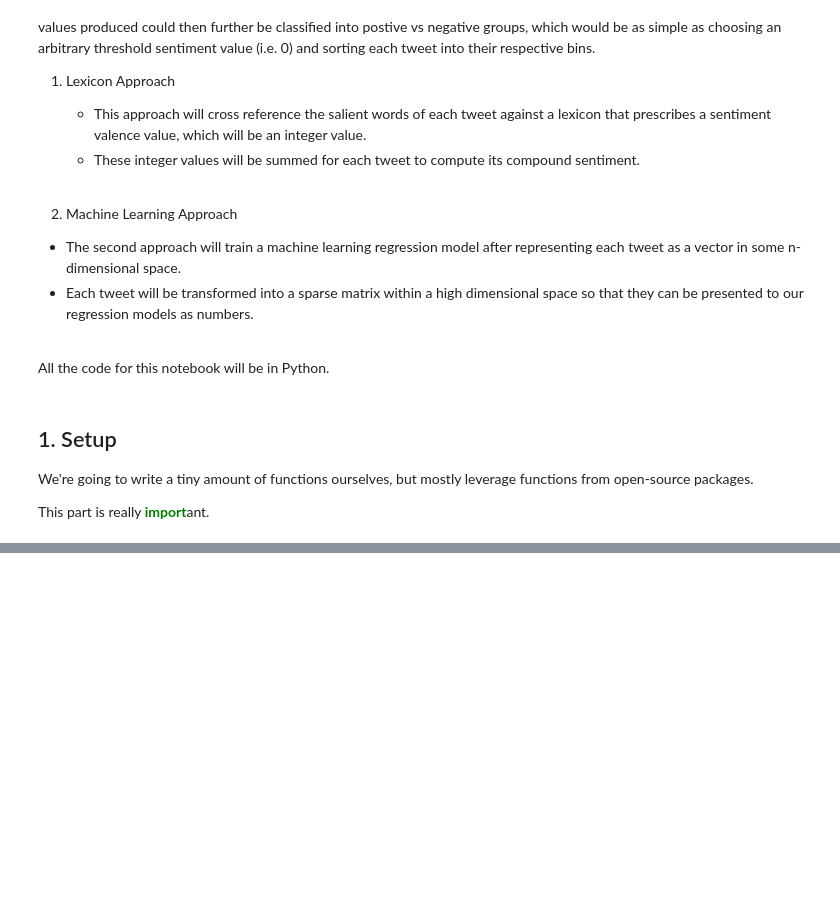
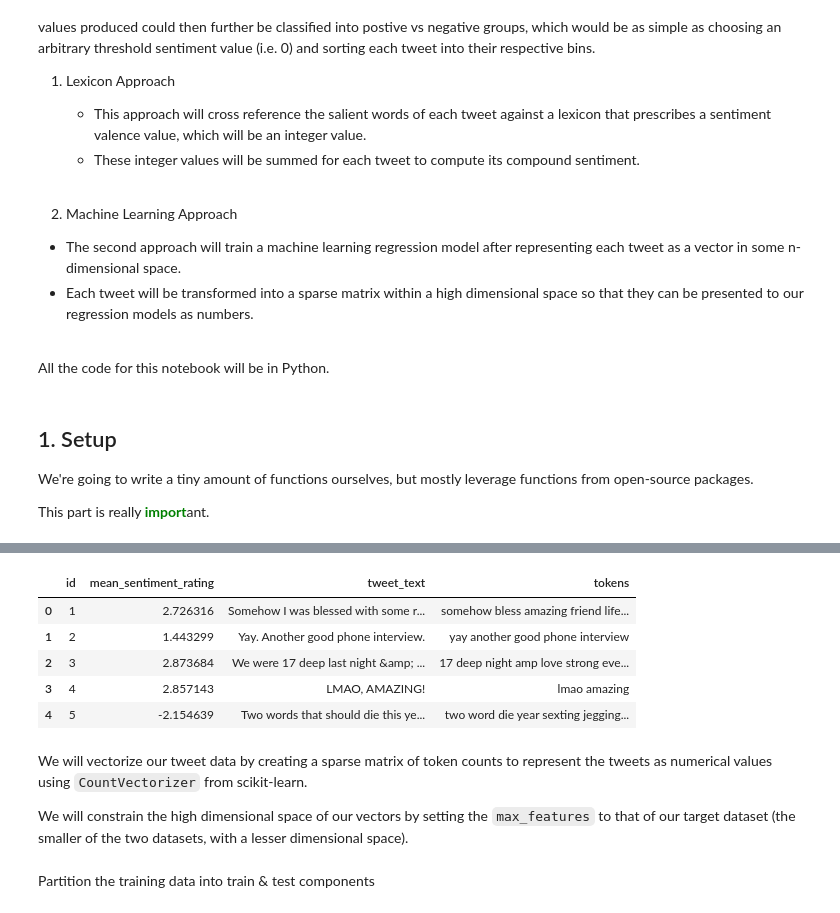
Before and after one commit to matthewkovacs/data-cynics, a Jupyter notebook: python/twitter_sentiment_analysis.ipynb, the cells around one changed output, grey strips where cells are left out. Saved outputs shown, nothing was run; the diff lists cells and outputs as text; code cells hidden in the pictures; blank space fills up the shorter version.

```diff
--- a/python/twitter_sentiment_analysis.ipynb
+++ b/python/twitter_sentiment_analysis.ipynb
@@ -57,0 +192,17 @@ mltrain_df = pd.read_csv(mltrain_fpath, delimiter='\t',
+# %%
+mltrain_tweets = [text for text in mltrain_df.tweet_text]
+
+# Flatten the output of tokenize and save as a new column within our machine learning training dataframe
+mltrain_df['tokens'] = tokenize(mltrain_tweets, flatten=True)
+mltrain_df.head(5)
+# %% [output]
+|  | id | mean_sentiment_rating | tweet_text | tokens |
+| 0 | 1 | 2.726316 | Somehow I was blessed with some r... | somehow bless amazing friend life... |
+| 1 | 2 | 1.443299 | Yay. Another good phone interview. | yay another good phone interview |
+| 2 | 3 | 2.873684 | We were 17 deep last night &amp; ... | 17 deep night amp love strong eve... |
+| 3 | 4 | 2.857143 | LMAO, AMAZING! | lmao amazing |
+| 4 | 5 | -2.154639 | Two words that should die this ye... | two word die year sexting jegging... |
+# %% [markdown]
+We will vectorize our tweet data by creating a sparse matrix of token counts to represent the tweets as numerical values using `CountVectorizer` from scikit-learn.
+
+We will constrain the high dimensional space of our vectors by setting the `max_features` to that of our target dataset (the smaller of the two datasets, with a lesser dimensional space).
@@ -57,0 +226,2 @@ mltrain_df = pd.read_csv(mltrain_fpath, delimiter='\t',
+# %% [markdown]
+Partition the training data into train & test components
```
Also changed, not shown: parts of 23 cells of this notebook.
